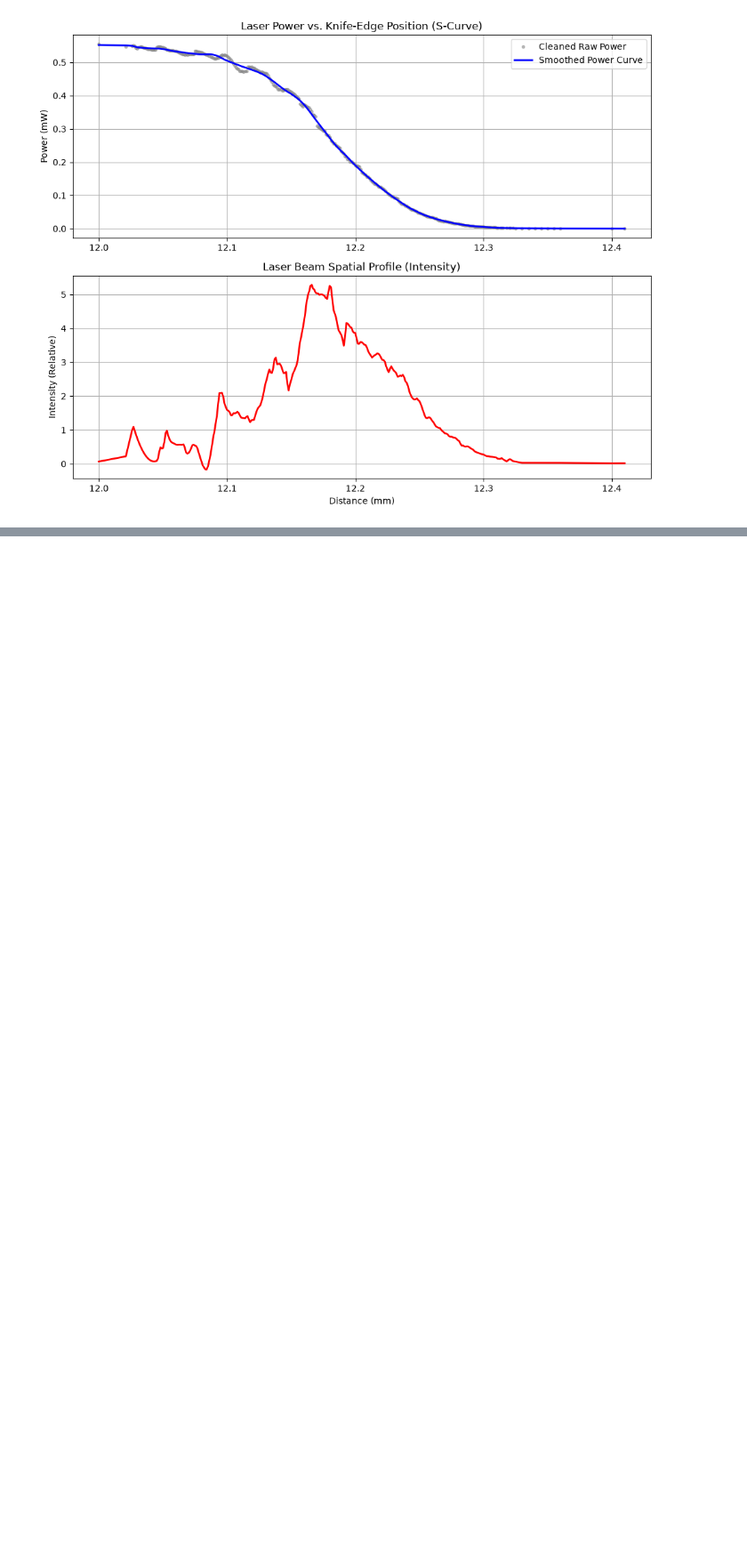
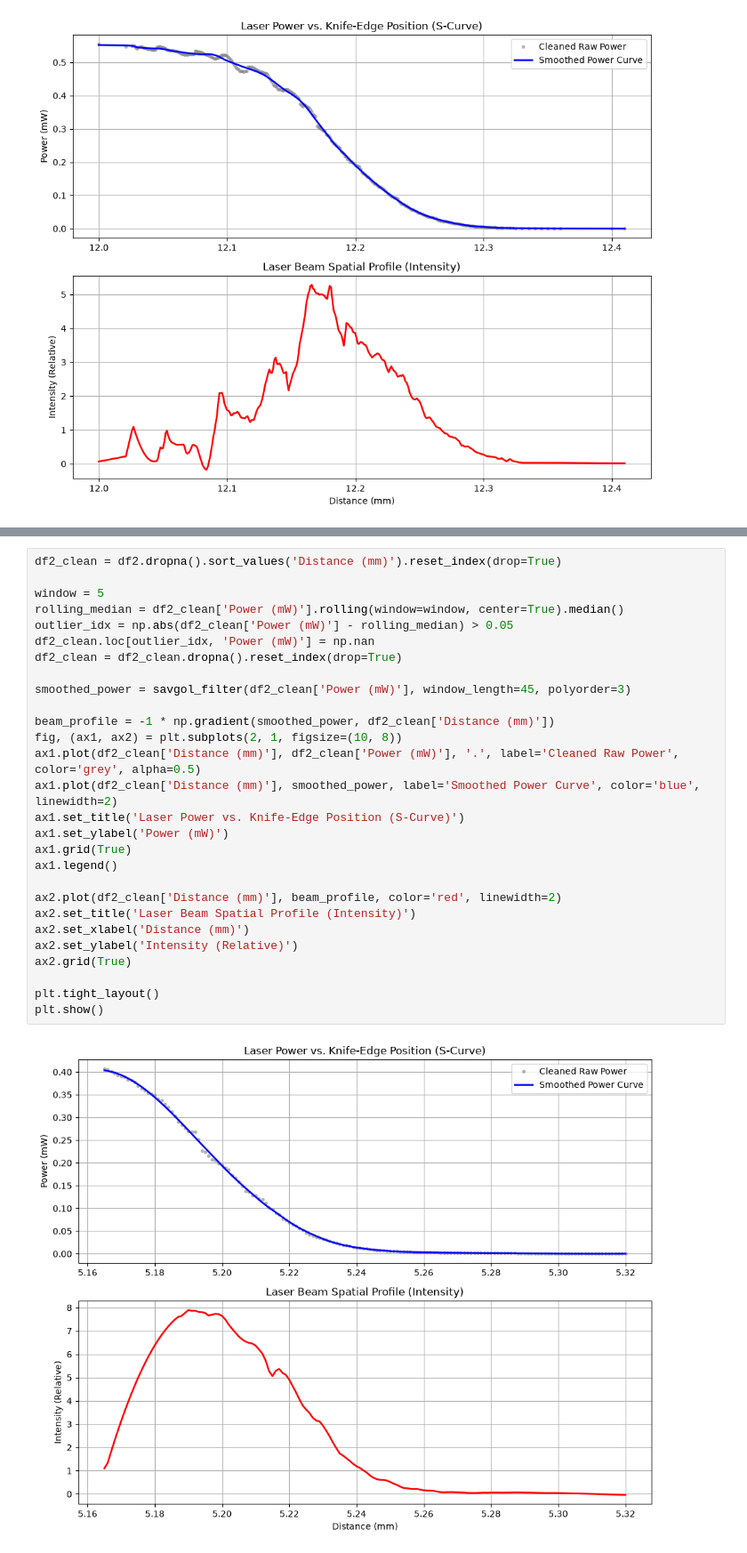
Before and after one commit to TyGuy-5/UAF-LiDaR, a Jupyter notebook: razor_data.ipynb, the cells around one changed output, grey strips where cells are left out. Shown at 89% size. Saved outputs shown, nothing was run; the diff lists cells and outputs as text; blank space fills up the shorter version.

```diff
--- a/razor_data.ipynb
+++ b/razor_data.ipynb
@@ -69,0 +100,30 @@ plt.show()
+# %%
+df2_clean = df2.dropna().sort_values('Distance (mm)').reset_index(drop=True)
+
+window = 5
+rolling_median = df2_clean['Power (mW)'].rolling(window=window, center=True).median()
+outlier_idx = np.abs(df2_clean['Power (mW)'] - rolling_median) > 0.05
+df2_clean.loc[outlier_idx, 'Power (mW)'] = np.nan
+df2_clean = df2_clean.dropna().reset_index(drop=True)
+
+smoothed_power = savgol_filter(df2_clean['Power (mW)'], window_length=45, polyorder=3)
+
+beam_profile = -1 * np.gradient(smoothed_power, df2_clean['Distance (mm)'])
+fig, (ax1, ax2) = plt.subplots(2, 1, figsize=(10, 8))
+ax1.plot(df2_clean['Distance (mm)'], df2_clean['Power (mW)'], '.', label='Cleaned Raw Power', color='grey', alpha=0.5)
+ax1.plot(df2_clean['Distance (mm)'], smoothed_power, label='Smoothed Power Curve', color='blue', linewidth=2)
+ax1.set_title('Laser Power vs. Knife-Edge Position (S-Curve)')
+ax1.set_ylabel('Power (mW)')
+ax1.grid(True)
+ax1.legend()
+
+ax2.plot(df2_clean['Distance (mm)'], beam_profile, color='red', linewidth=2)
+ax2.set_title('Laser Beam Spatial Profile (Intensity)')
+ax2.set_xlabel('Distance (mm)')
+ax2.set_ylabel('Intensity (Relative)')
+ax2.grid(True)
+
+plt.tight_layout()
+plt.show()
+# %% [output]
+[figure, added]
```
Also changed, not shown: parts of 4 cells of this notebook, 1 other file.
